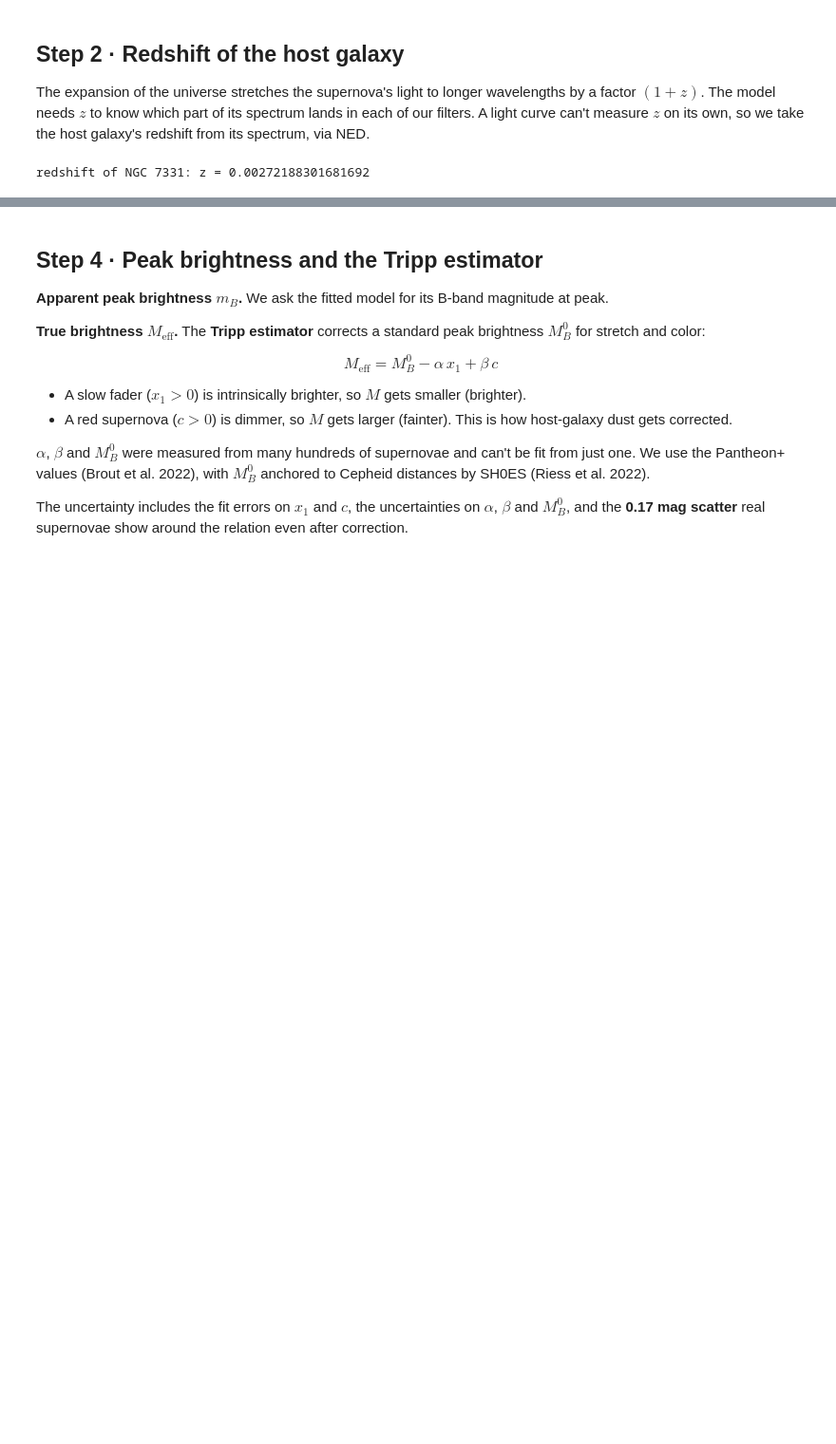
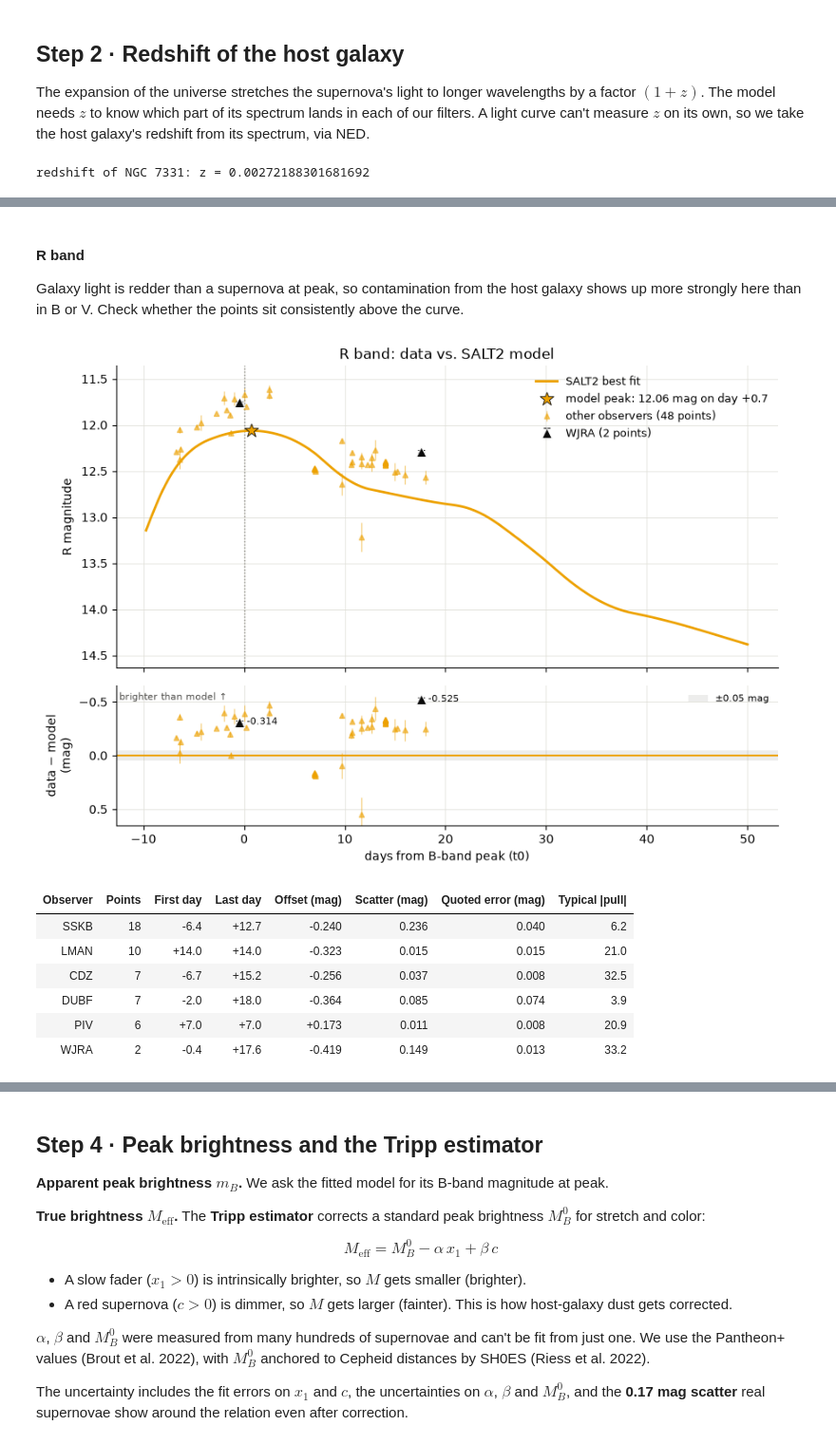
Before and after one commit to jeffrwatts/AstroNotebooks, a Jupyter notebook: sn1a_distance.ipynb, the cells around one changed output, grey strips where cells are left out. Shown at 95% size. Saved outputs shown, nothing was run; the diff lists cells and outputs as text; code cells hidden in the pictures; blank space fills up the shorter version.

```diff
--- a/sn1a_distance.ipynb
+++ b/sn1a_distance.ipynb
@@ -303,0 +369,19 @@ photometry aperture.
+# %% [markdown]
+#### R band
+
+Galaxy light is redder than a supernova at peak, so contamination from the host
+galaxy shows up more strongly here than in B or V. Check whether the points sit
+consistently above the curve.
+# %%
+plots.plot_band_fit(res, fit, "R", MY_OBSERVER)
+plt.show()
+report.observer_fit_table(res, "R", MY_OBSERVER)
+# %% [output]
+[figure, added]
+| Observer | Points | First day | Last day | Offset (mag) | Scatter (mag) | Quoted error (mag) | Typical |pull| |
+| SSKB | 18 | -6.4 | +12.7 | -0.240 | 0.236 | 0.040 | 6.2 |
+| LMAN | 10 | +14.0 | +14.0 | -0.323 | 0.015 | 0.015 | 21.0 |
+| CDZ | 7 | -6.7 | +15.2 | -0.256 | 0.037 | 0.008 | 32.5 |
+| DUBF | 7 | -2.0 | +18.0 | -0.364 | 0.085 | 0.074 | 3.9 |
+| PIV | 6 | +7.0 | +7.0 | +0.173 | 0.011 | 0.008 | 20.9 |
+| WJRA | 2 | -0.4 | +17.6 | -0.419 | 0.149 | 0.013 | 33.2 |
```
Also changed, not shown: parts of 13 cells of this notebook, 3 other files.
